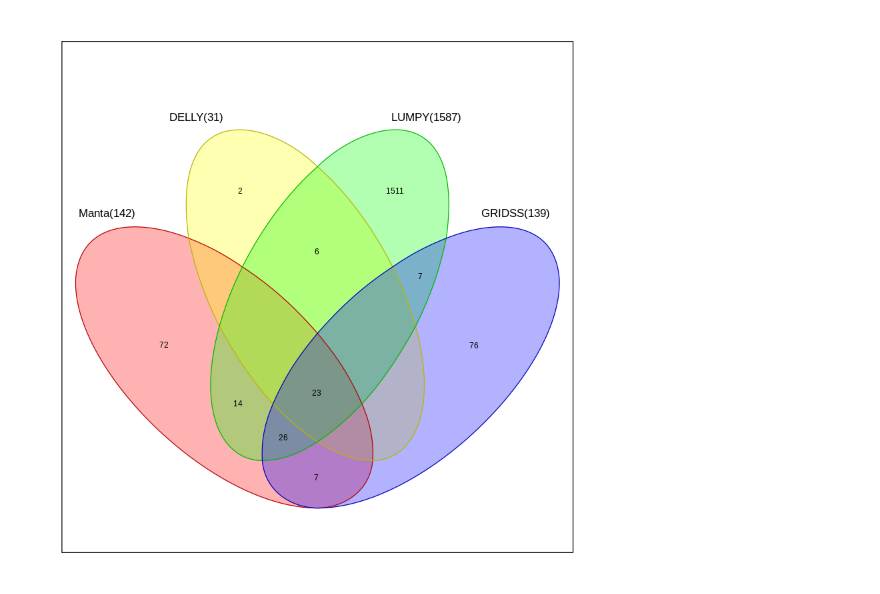
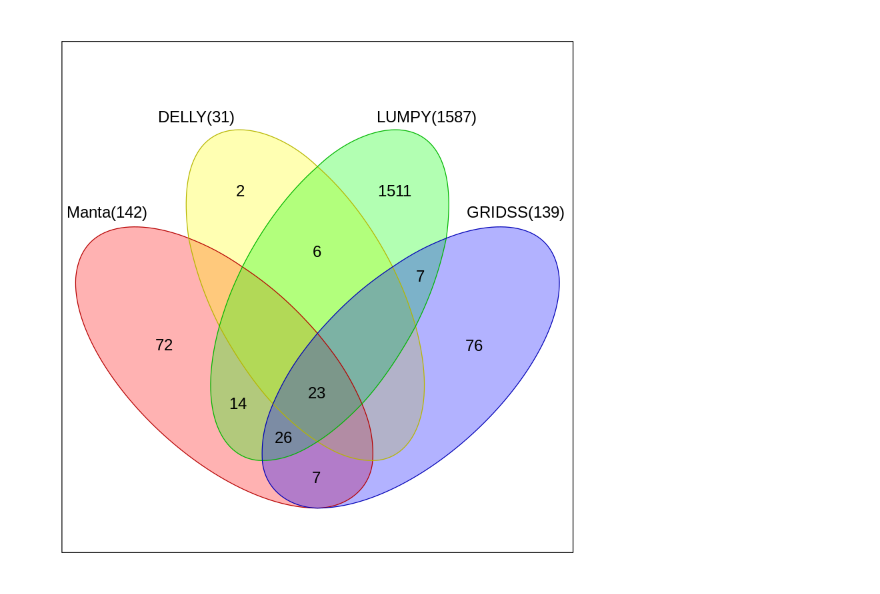
Before and after one commit to GooglingTheCancerGenome/sv-callers, a Jupyter notebook: scripts/Paper/notebook/sv_callers_overlap.ipynb, the cells around one changed output. Cells and saved outputs as stored; diff of their text form; code cells hidden in the pictures.

```diff
--- a/scripts/Paper/notebook/sv_callers_overlap.ipynb
+++ b/scripts/Paper/notebook/sv_callers_overlap.ipynb
@@ -54,6 +60,6 @@ N[is.na(N)]<-0
 # %%
 slabels<-paste0(sets_sz$caller, ' (', sets_sz$n, ')')
 # %%
-venn(nsets, counts=N, snames=slabels, ilabels=TRUE, zcolor="style", ellipse=TRUE)
+venn(nsets, counts=N, snames=slabels, ilabels=TRUE, cexil=1.2, cexsn=1.2, zcolor="style", ellipse=TRUE)
 # %% [output]
-[figure, old version]
+[figure, new version]
```
Also changed, not shown: parts of 3 cells of this notebook.
